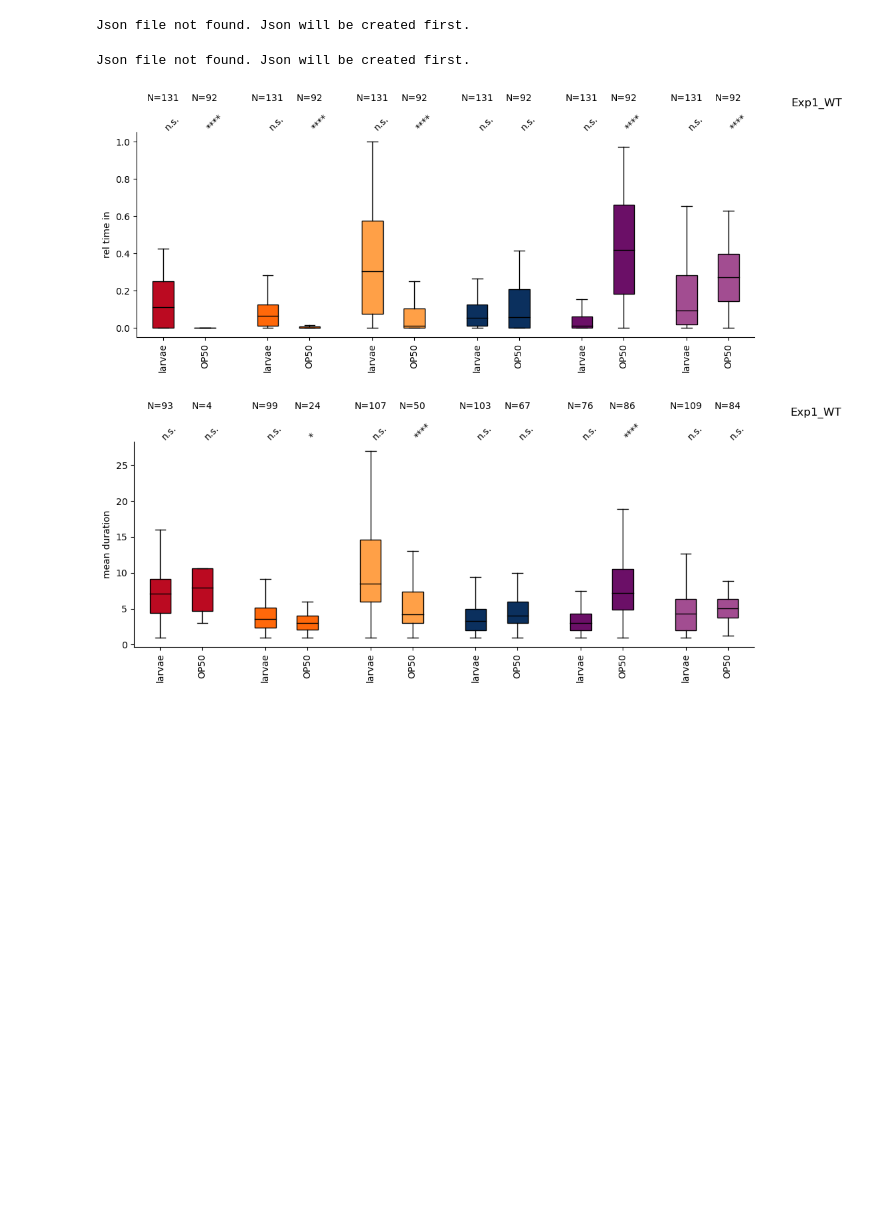
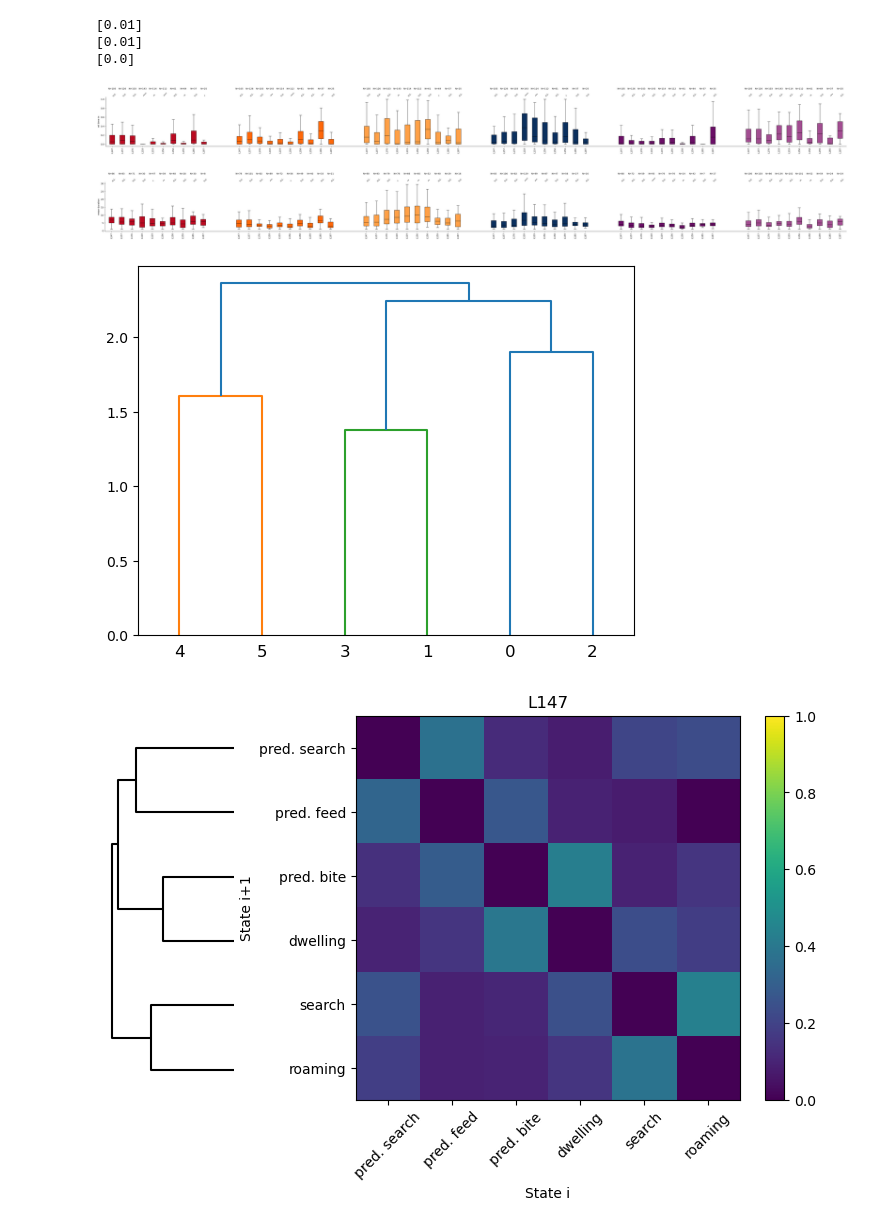
Before and after one commit to scholz-lab/PpaPred, a Jupyter notebook: BatchAnalysis_combined.ipynb, the cells around one changed output. Cells and saved outputs as stored; diff of their text form; code cells hidden in the pictures; blank space fills up the shorter version.

Commit message:
fixed issues around dealing with multiple folders with the same project

```diff
--- a/BatchAnalysis_combined.ipynb
+++ b/BatchAnalysis_combined.ipynb
@@ -35,6 +36,7 @@ inpath = config['path']['predictions']
 base_out = config['path']['analysis']
 jsonpath = makedir(os.path.join(base_out, os.path.basename(inpath)))
 inpath_with_subfolders = config['path']['with subfolders']
+overwrite = config['settings']['overwrite batch']
 
 # coloring and labels
 cluster_color = config['cluster_color']
@@ -42,12 +44,11 @@ cluster_label = config['cluster_labels']
 
 skip_already = config['settings']['skip_already']
 
-pctl_toplot = (0,100)
-showfliers = False
-bonferroni = True
-overwrite = True
-Z = None
-test_metrics = ['rel time in', 'mean duration','mean transitions','ethogram']
+pctl_toplot = eval(config['plot_settings']['percentiles'])
+showfliers = config['plot_settings']['showfliers']
+bonferroni = config['plot_settings']['bonferroni']
+Z = eval(config['plot_settings']['Z'])
+test_metrics = config['plot_settings']['test_metrics']
 # %%
 config_batch_path = "config_batch.yml"
 config_batch = yaml.safe_load(open(config_batch_path, "r"))
@@ -61,7 +77,7 @@ for fig_folder, include, stat_pop in zip(run_exps, exps_include, exps_statpop):
 
     # iterate through metrics to be analysed
     for metric in test_metrics:
-        metric_out = os.path.join(exp_out, f"{time.strftime('%Y%m%d-%Hh%Mm')}_{''.join(metric.split(' '))}")
+        metric_out = os.path.join(exp_out, f"{time.strftime('%Y%m%d')}_{''.join(metric.split(' '))}")
         # create a multiindex DataFrame from Batch Files, If Batch files do not exist yet, creates them
         metric_multi = None
         for data_str in include:
@@ -81,45 +97,64 @@ for fig_folder, include, stat_pop in zip(run_exps, exps_include, exps_statpop):
         if metric == 'rel time in':
             metric_multi = metric_multi/metric_multi.sum(axis=0)
             nodes_alpha = metric_multi.groupby(level=0, axis=1).mean()
+            nodes_alpha = pd.DataFrame(safe_round_matrix(nodes_alpha.values, axis=0), columns=nodes_alpha.columns)
 
         if metric != 'ethogram':
             # performs statistics on the multiindex DataFrame
             stats_csv = MannWhitneyU_frommultidf(metric_multi, fig_folder, stat_pop, bonferroni, N_bonf_tests).iterate_conditions()
             stats_csv.to_csv(metric_out + '_MannWhitneyUTable.csv')
 
         ### make boxplots
         if metric == 'mean duration' or metric == 'rel time in':
-            metric_boxplot = StateConditionBoxplot(metric_multi, stats_csv, metric, bonferroni, cluster_color, showfliers=showfliers).plot()
+            metric_boxplot = StateConditionBoxplot(metric_multi, cluster_color, stats_csv, metric, bonferroni, showfliers=showfliers).plot()
             metric_boxplot.savefig(metric_out + '_boxplot.pdf',bbox_inches="tight")
             plt.show()
 
         ### make transitions
         elif metric == 'mean transitions':
             batch_transitions = BatchTransitions_frommultidf(metric_multi, with_self=False, norm_over='out', Z=Z)
             all_trans_norm_out = batch_transitions.normalize_multi()
             if Z is None:
                 Z = batch_transitions.linkage()
             ordering = batch_transitions.dendrogram()['leaves'][::-1]
-            #np.round(all_trans_norm_out[cond+trans_suffix],4).to_csv(os.path.join(inpath, fig, f'{cond.replace("_batch.json","")}_transitions{trans_suffix}.csv'))
+
             for cond in all_trans_norm_out:
-                transplot_cond = transplot(all_trans_norm_out[cond], cluster_label, ordering, linked=Z, label=cond)# vmax=.3)#linked=Z,
-                #transplot_cond.savefig(os.path.join(inpath,fig,f'{cond.split(".")[0]}_transitions{trans_suffix}.pdf'),  bbox_inches="tight")
+                np.round(all_trans_norm_out[cond],4).to_csv(metric_out + cond + '_transitions.csv')
+                transplot_cond = transplot(all_trans_norm_out[cond], cluster_label, ordering, linked=Z, label=cond)
+                transplot_cond.savefig(metric_out + cond + '_transplot.pdf',bbox_inches="tight")
+                plt.show()
 
                 trans_rel = (all_trans_norm_out[cond]-all_trans_norm_out[stat_pop])*nodes_alpha[cond].values
                 transplot_diff = transplot(trans_rel, cluster_label, ordering,  cmap='RdBu_r',linked=Z, vmin=-.1,vmax=.1, label=cond+' diff WT larvae')#linked=Z,
-                #transplot_diff.savefig(os.path.join(inpath,fig,f'{cond.split(".")[0]}_transitions_relto_WTlarvae{trans_suffix}.pdf'),  bbox_inches="tight")
+                transplot_diff.savefig(metric_out + cond + '_reltransplot.pdf',bbox_inches="tight")
+                plt.show()
 
-                circle_trans_plot = vis.transitions_plotter_percentage(all_trans_norm_out[cond], nodes_alpha[cond], cluster_color, cond, edge_prob_thresh = 0.2)
+                circle_trans_plot = vis.transitions_plotter_percentage(all_trans_norm_out[cond], nodes_alpha[cond], cluster_color, cond, edge_prob_thresh = 0.2, maxout_nodeprob=np.max(nodes_alpha.values))
                 plt.title(f"transitions of {cond}")
+                circle_trans_plot.savefig(metric_out + cond + '_networkplot.pdf',bbox_inches="tight")
+                plt.show()
+
+                print(cond, nodes_alpha[cond]/np.max(nodes_alpha.values))
+
+            # plot to grouped transitions from pred. biting to pred. feeding and other states
+            metric_multi_fromstate = batch_transitions.multi_df[batch_transitions.multi_df.index.get_level_values(0) == 1].copy()
+            metric_multi_fromstate = metric_multi_fromstate[metric_multi_fromstate.index.get_level_values(1) != 1]
+            TransFromState = StateConditionBoxplot(metric_multi_fromstate, {0:'#BB0A21', 1:'#3A3A3A'}, showfliers=showfliers, showlegend=True, cluster_label={0:'pred. feeding', 1:'other'}, y_label='transitions from pred.biting to')
+            boxplot_grouped = TransFromState.plot_groups([[0]])
+            boxplot_grouped.savefig(metric_out + '_transitions_grouped_boxplot.pdf',bbox_inches="tight")
 
         ### make stacked ethogram
         elif metric == 'ethogram':
             etho = EthogramPlotter(metric_multi, cluster_color, cluster_label, fps, plot_fps=2, xtick_spread = 30, multi_level=0)
-            etho.multi_stack(xlim=(0,60), ylim=(0,max(np.unique(metric_multi.columns.get_level_values(0), return_counts=True)[1])));
-
+            stacked_etho = etho.multi_stack(xlim=(0,60), ylim=(0,max(np.unique(metric_multi.columns.get_level_values(0), return_counts=True)[1])));
+            stacked_etho.savefig(metric_out + '_stackedethoplot.pdf',bbox_inches="tight")
+            plt.show()
         overwrite = False
 # %% [output]
-Json file not found. Json will be created first.
+[0.01]
+[0.01]
+[0.0]
-Json file not found. Json will be created first.
-[figure, old version]
+[figure, new version]
-[figure, old version]
+[figure, new version]
+[figure, added]
+[figure, added]
```
Also changed, not shown: parts of 10 cells of this notebook, 11 other files.
